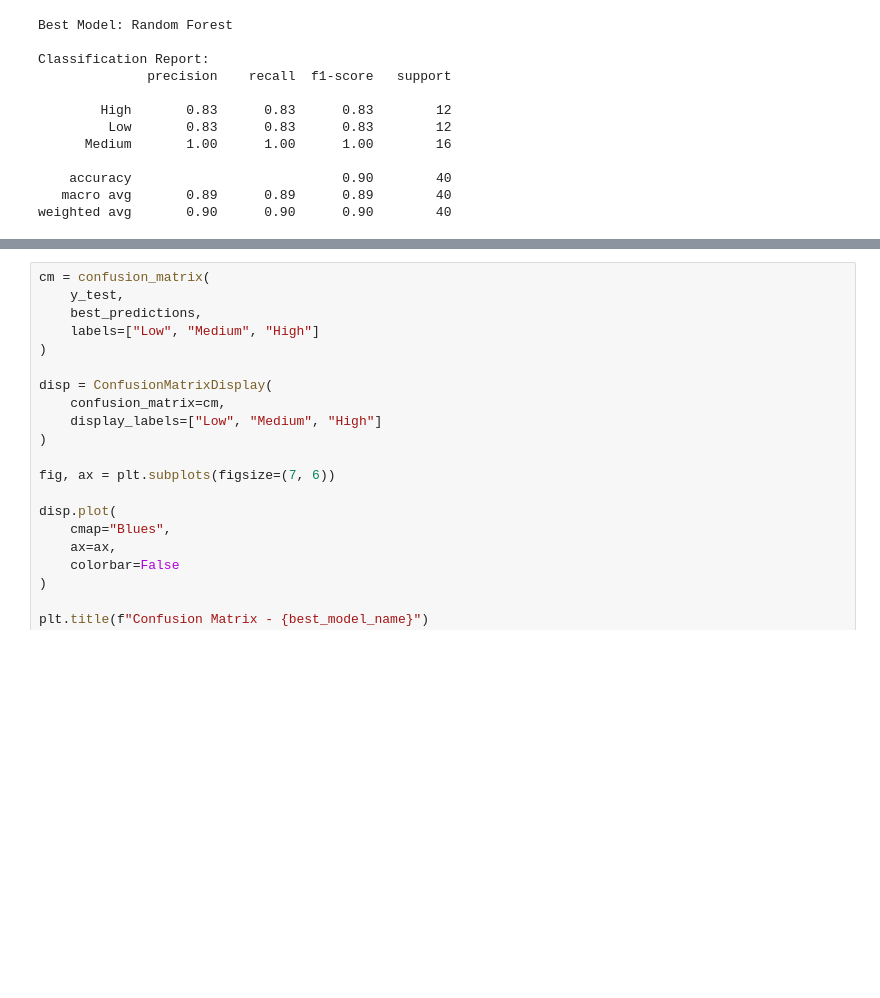
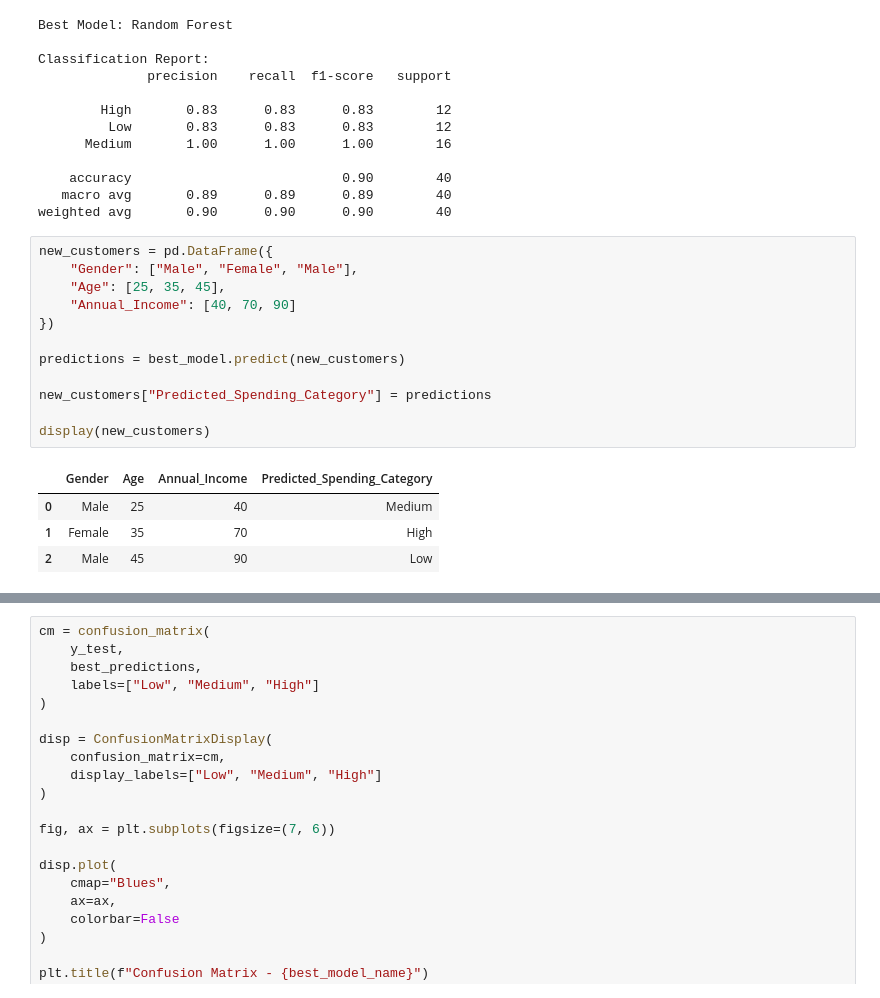
Before and after one commit to abhaybhargav2023-commits/customer_spending_prediction, a Jupyter notebook: customer_spending_prediction.ipynb, the cells around one changed output, grey strips where cells are left out. Cells and saved outputs as stored; diff of their text form; blank space fills up the shorter version.

```diff
--- a/customer_spending_prediction.ipynb
+++ b/customer_spending_prediction.ipynb
@@ -655,3 +868,20 @@ Classification Report:
     accuracy                           0.90        40
    macro avg       0.89      0.89      0.89        40
 weighted avg       0.90      0.90      0.90        40
+# %%
+new_customers = pd.DataFrame({
+    "Gender": ["Male", "Female", "Male"],
+    "Age": [25, 35, 45],
+    "Annual_Income": [40, 70, 90]
+})
+
+predictions = best_model.predict(new_customers)
+
+new_customers["Predicted_Spending_Category"] = predictions
+
+display(new_customers)
+# %% [output]
+|  | Gender | Age | Annual_Income | Predicted_Spending_Category |
+| 0 | Male | 25 | 40 | Medium |
+| 1 | Female | 35 | 70 | High |
+| 2 | Male | 45 | 90 | Low |
```
Also changed, not shown: parts of 8 cells of this notebook, 2 other files.
